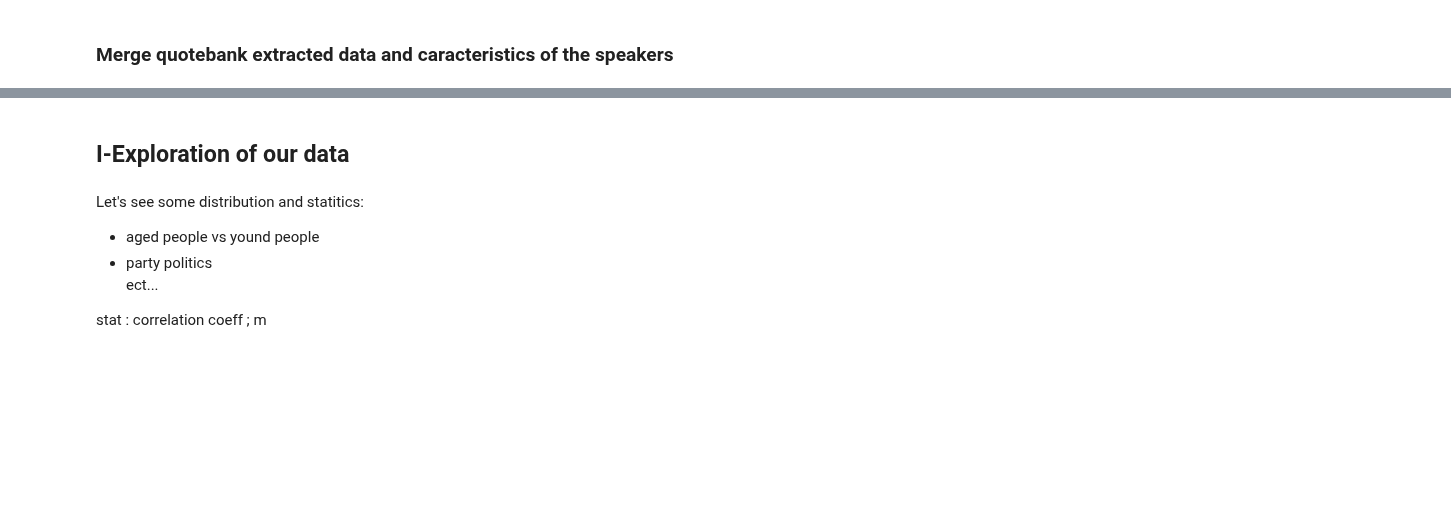
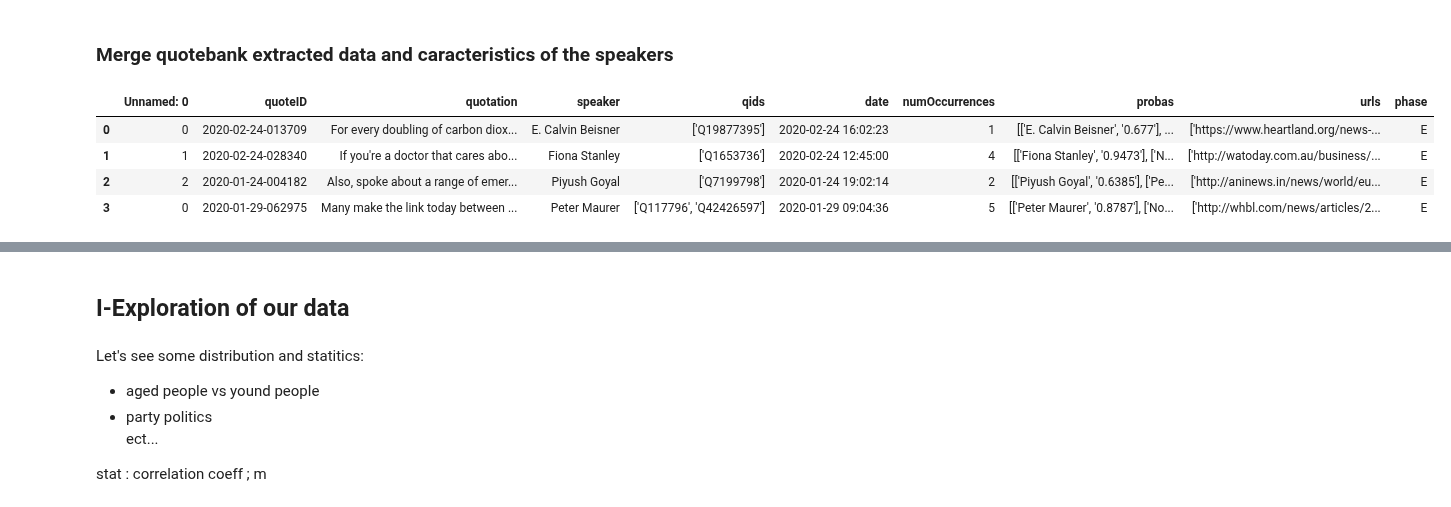
Before and after one commit to epfl-ada/ada-2021-project-avada-kedavra, a Jupyter notebook: da.ipynb, the cells around one changed output, grey strips where cells are left out. Cells and saved outputs as stored; diff of their text form; code cells hidden in the pictures; blank space fills up the shorter version.

```diff
--- a/da.ipynb
+++ b/da.ipynb
@@ -325,4 +308,11 @@ We still get 10486 quotes from the 2020 dataset
 ### Merge quotebank extracted data and caracteristics of the speakers
 # %%
 #test for 2020
+quotes_2020.head(4)
+# %% [output]
+|  | Unnamed: 0 | quoteID | quotation | speaker | qids | date | numOccurrences | probas | urls | phase |
+| 0 | 0 | 2020-02-24-013709 | For every doubling of carbon diox... | E. Calvin Beisner | ['Q19877395'] | 2020-02-24 16:02:23 | 1 | [['E. Calvin Beisner', '0.677'], ... | ['https://www.heartland.org/news-... | E |
+| 1 | 1 | 2020-02-24-028340 | If you're a doctor that cares abo... | Fiona Stanley | ['Q1653736'] | 2020-02-24 12:45:00 | 4 | [['Fiona Stanley', '0.9473'], ['N... | ['http://watoday.com.au/business/... | E |
+| 2 | 2 | 2020-01-24-004182 | Also, spoke about a range of emer... | Piyush Goyal | ['Q7199798'] | 2020-01-24 19:02:14 | 2 | [['Piyush Goyal', '0.6385'], ['Pe... | ['http://aninews.in/news/world/eu... | E |
+| 3 | 0 | 2020-01-29-062975 | Many make the link today between ... | Peter Maurer | ['Q117796', 'Q42426597'] | 2020-01-29 09:04:36 | 5 | [['Peter Maurer', '0.8787'], ['No... | ['http://whbl.com/news/articles/2... | E |
 # %%
```
Also changed, not shown: parts of 6 cells of this notebook.
